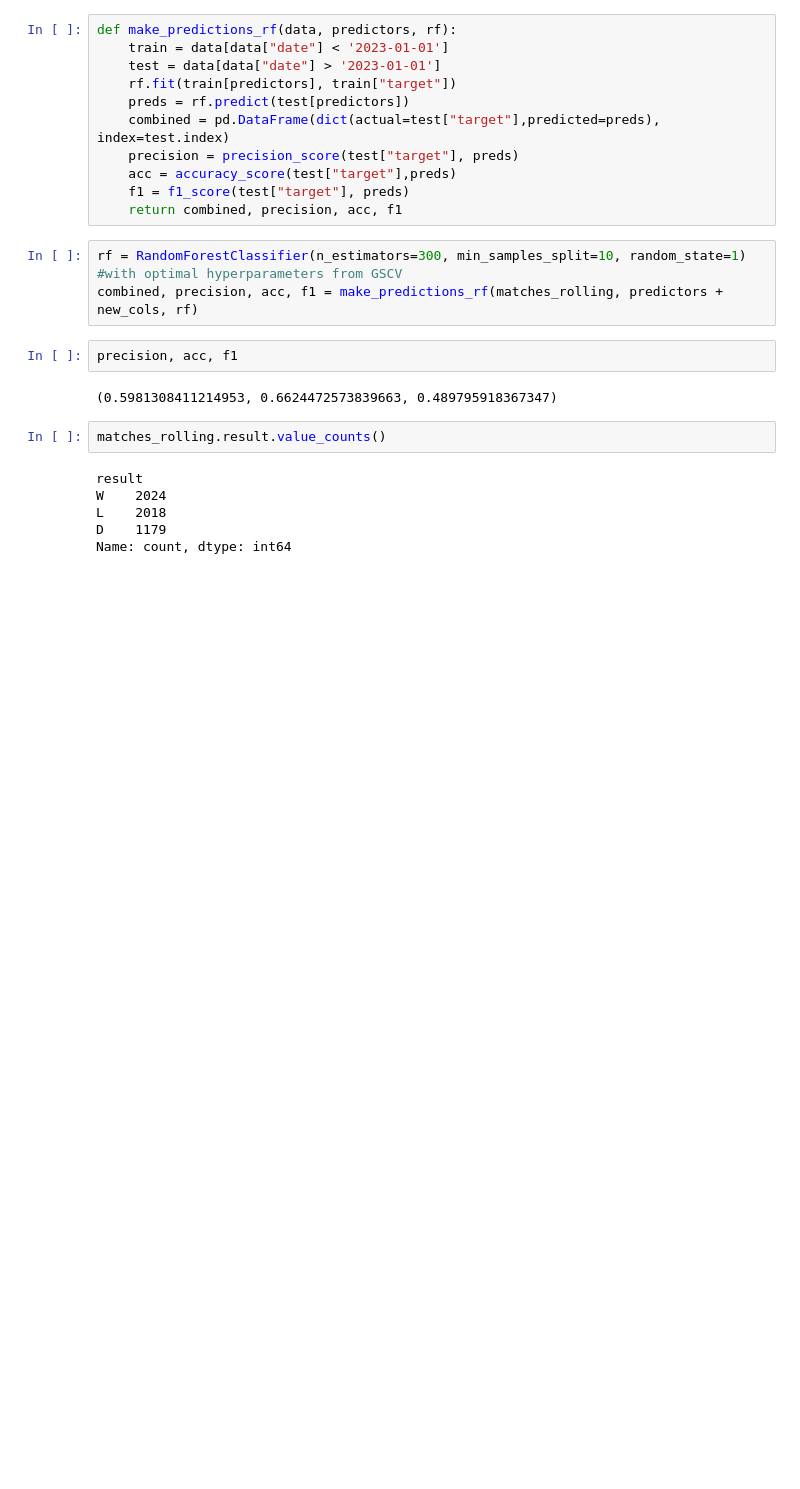
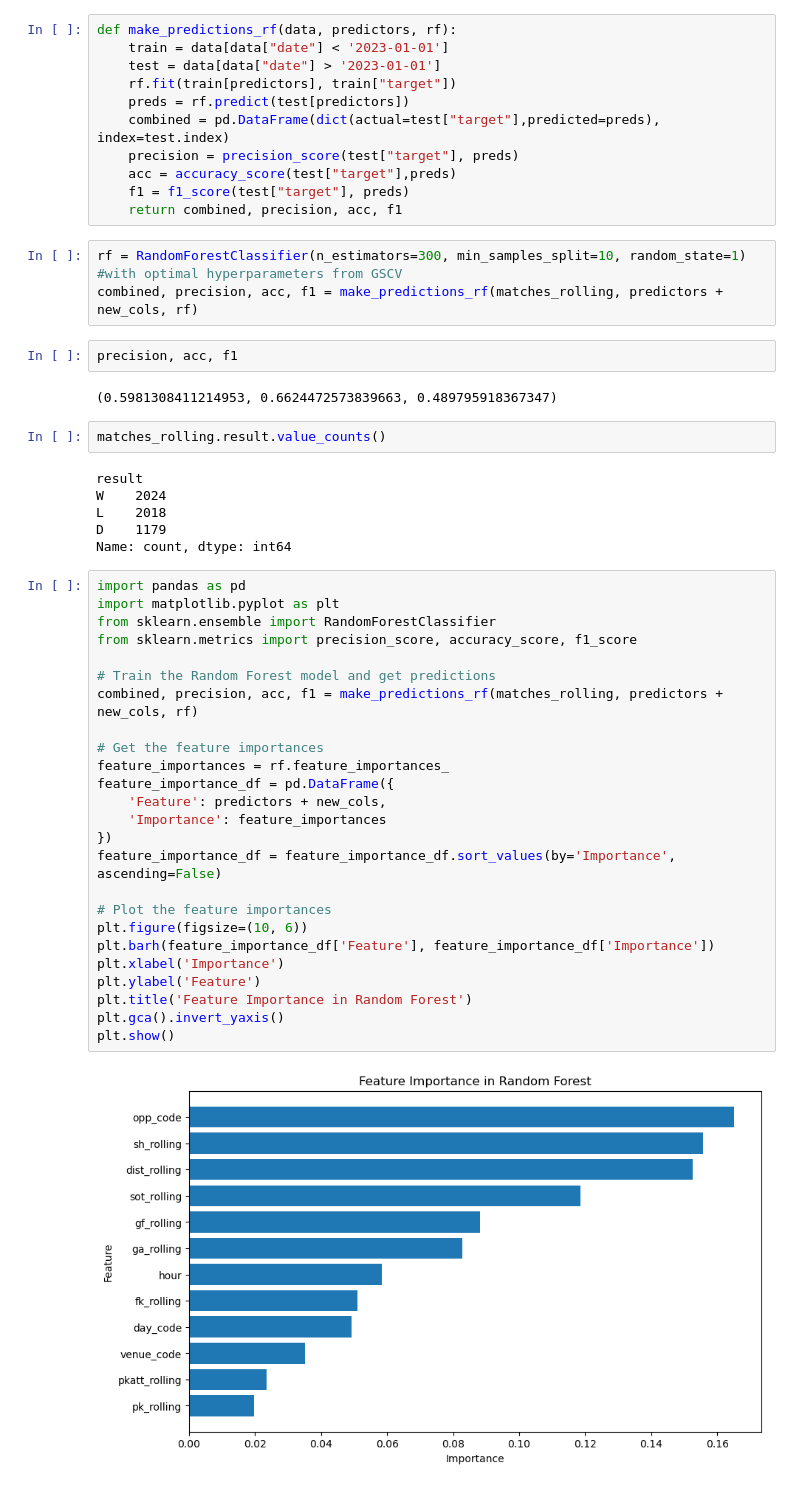
Before and after one commit to rohank36/EPL_Match_Predictor, a Jupyter notebook: prediction.ipynb, the cells around one changed output. Drawn from its saved outputs; the diff is of its cells as text; blank space fills up the shorter version.

```diff
--- a/prediction.ipynb
+++ b/prediction.ipynb
@@ -314,3 +314,30 @@ W    2024
 L    2018
 D    1179
 Name: count, dtype: int64
+# %%
+import pandas as pd
+import matplotlib.pyplot as plt
+from sklearn.ensemble import RandomForestClassifier
+from sklearn.metrics import precision_score, accuracy_score, f1_score
+
+# Train the Random Forest model and get predictions
+combined, precision, acc, f1 = make_predictions_rf(matches_rolling, predictors + new_cols, rf)
+
+# Get the feature importances
+feature_importances = rf.feature_importances_
+feature_importance_df = pd.DataFrame({
+    'Feature': predictors + new_cols,
+    'Importance': feature_importances
+})
+feature_importance_df = feature_importance_df.sort_values(by='Importance', ascending=False)
+
+# Plot the feature importances
+plt.figure(figsize=(10, 6))
+plt.barh(feature_importance_df['Feature'], feature_importance_df['Importance'])
+plt.xlabel('Importance')
+plt.ylabel('Feature')
+plt.title('Feature Importance in Random Forest')
+plt.gca().invert_yaxis()
+plt.show()
+# %% [output]
+[figure, added]
```
Also changed, not shown: parts of 1 cell of this notebook, 2 other files.
